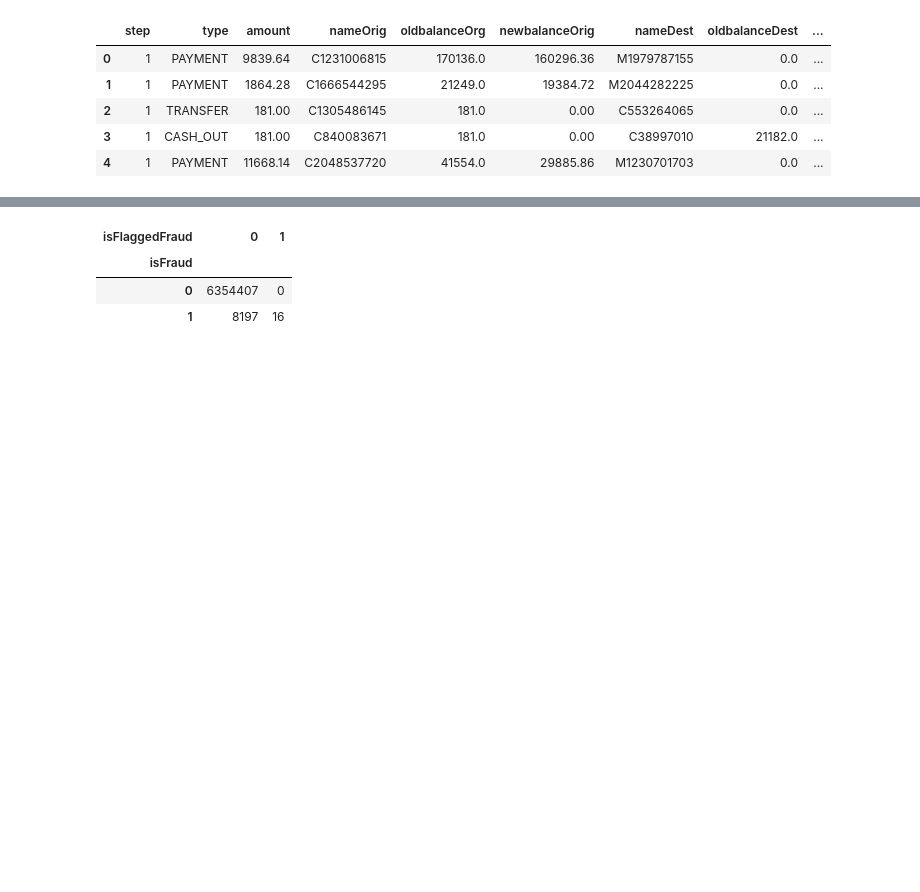
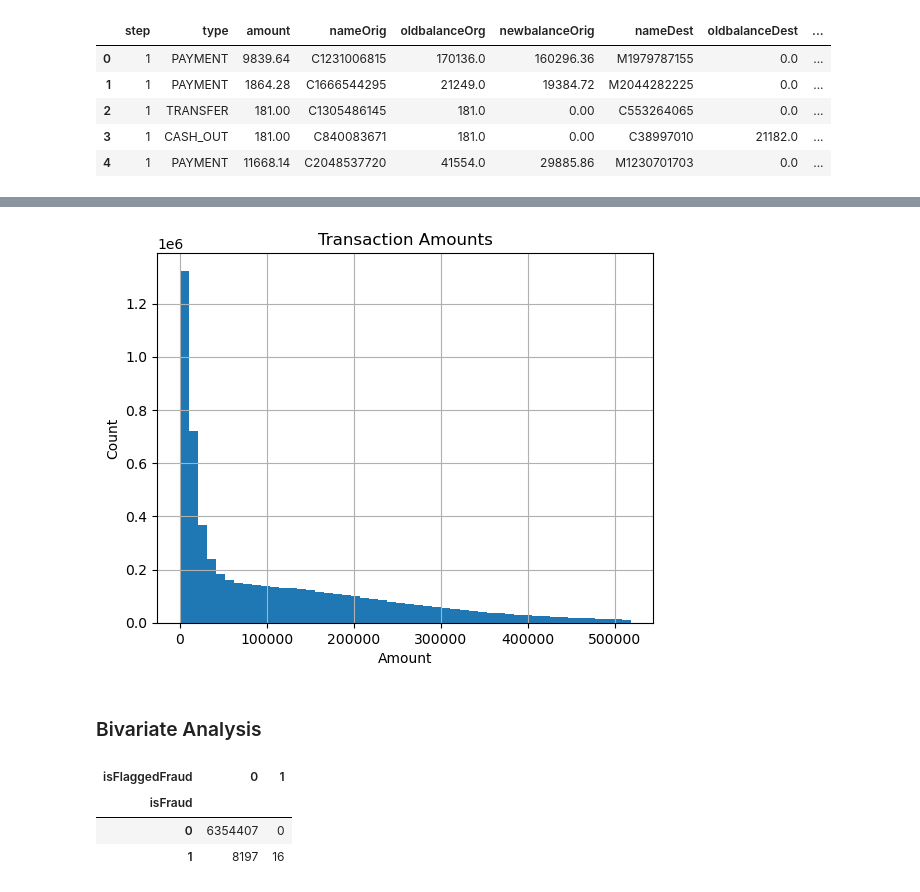
Before and after one commit to Sheryl122/Financial-Fraud-Analysis, a Jupyter notebook: code/eda.ipynb, the cells around one changed output, grey strips where cells are left out. Saved outputs shown, nothing was run; the diff lists cells and outputs as text; code cells hidden in the pictures; blank space fills up the shorter version.

```diff
--- a/code/eda.ipynb
+++ b/code/eda.ipynb
@@ -47,3 +63,13 @@ df.head()
+# %%
+df['amount'].hist(bins=50, range=(0, df['amount'].quantile(0.95)))
+plt.xlabel('Amount')
+plt.ylabel('Count')
+plt.title('Transaction Amounts')
+plt.show()
+# %% [output]
+[figure, added]
+# %% [markdown]
+### Bivariate Analysis
 # %%
 flaggedvsfraud = pd.crosstab(df['isFraud'], df['isFlaggedFraud'])
 flaggedvsfraud
```
Also changed, not shown: parts of 7 cells of this notebook.
